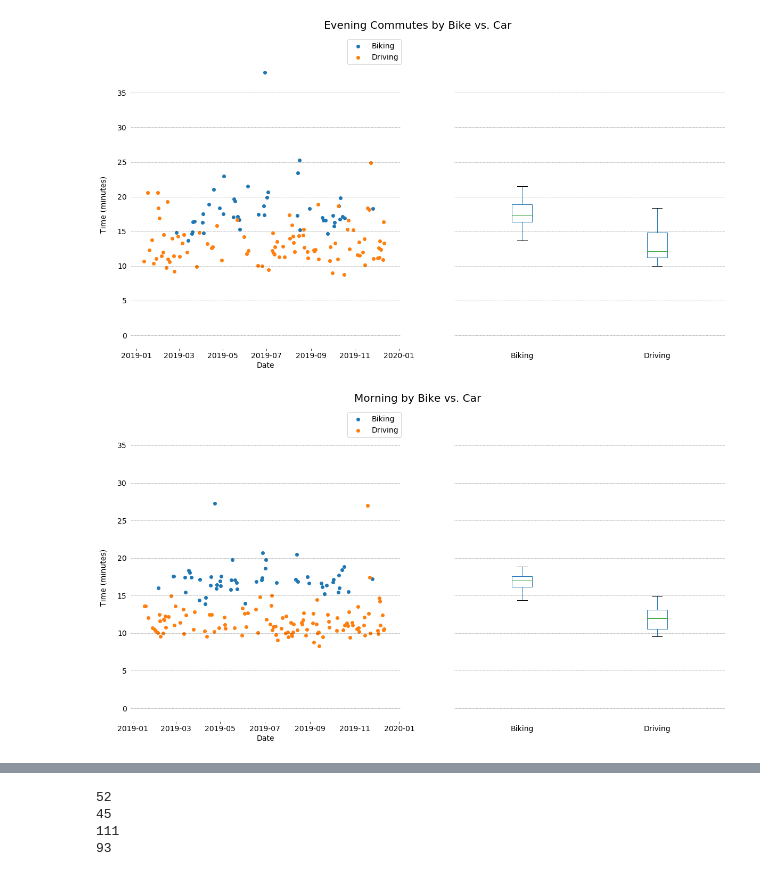
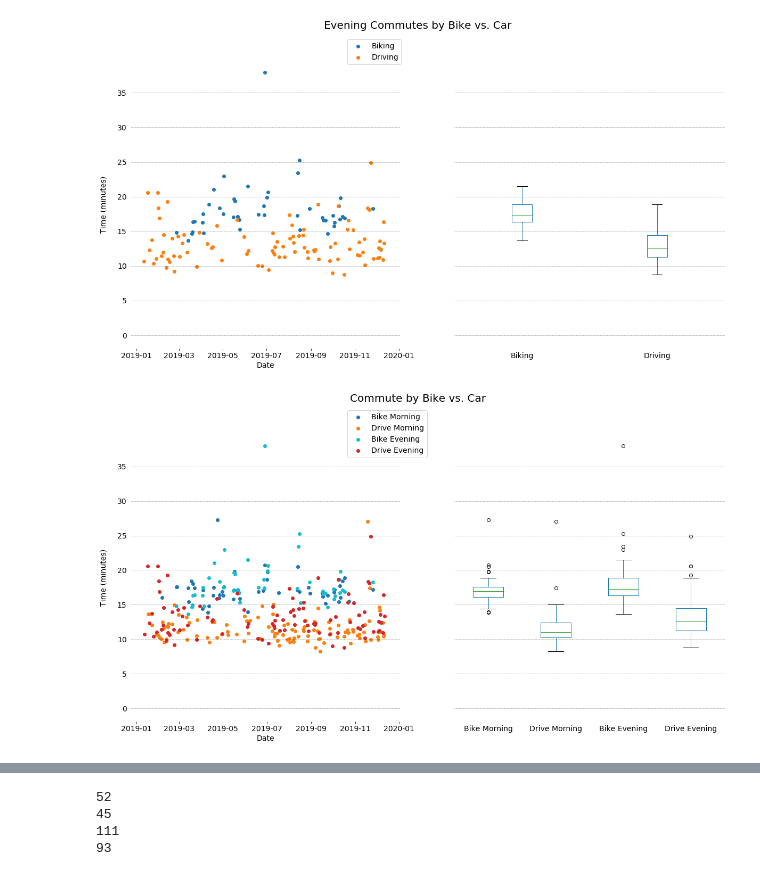
Before and after one commit to gtcooke94/commute_analysis, a Jupyter notebook: notebooks/01-exploratory-analysis-20200203.ipynb, the cells around one changed output, grey strips where cells are left out. Drawn from its saved outputs; the diff is of its cells as text; code cells hidden in the pictures.

Commit message:
Fix boxplots and make graph with everything

```diff
--- a/notebooks/01-exploratory-analysis-20200203.ipynb
+++ b/notebooks/01-exploratory-analysis-20200203.ipynb
@@ -181,35 +302,52 @@ plt.show()
 # %%
 # Creating a nice plot
 fig, axes = plt.subplots(nrows=1, ncols=2, figsize=(20, 10), sharey=True)
 to_plot = visualize.prepare_for_plotting(morning_commutes)
 to_plot_car = visualize.prepare_for_plotting(drive_morning.dropna())
+to_plot_evening_bike = visualize.prepare_for_plotting(evening_commutes)
+to_plot_evening_car = visualize.prepare_for_plotting(drive_evening.dropna())
 axes[0].scatter(to_plot['start_date_local'].dt.to_pydatetime(), to_plot['elapsed_time'], color='C0')
 axes[0].scatter(to_plot_car['start_date_local'].dt.to_pydatetime(), to_plot_car['elapsed_time'], color='C1')
-axes[0].legend(['Biking', 'Driving'], bbox_to_anchor=[.79,.97])
-to_plot_bike = to_plot
-to_plot['bike_moving_time'] = to_plot_bike['moving_time']
-to_plot['Biking'] = to_plot_bike['elapsed_time']
-to_plot['Driving'] = to_plot_car['elapsed_time']
-to_plot[['Biking', 'Driving']].plot.box(ax=axes[1], showfliers=False)
+axes[0].scatter(to_plot_evening_bike['start_date_local'].dt.to_pydatetime(), to_plot_evening_bike['elapsed_time'], color='C9')
+axes[0].scatter(to_plot_evening_car['start_date_local'].dt.to_pydatetime(), to_plot_evening_car['elapsed_time'], color='C3')
+axes[0].legend(['Bike Morning', 'Drive Morning', "Bike Evening", "Drive Evening"], bbox_to_anchor=[.79,.9])
+hist_plot = pd.concat(
+    (
+        to_plot["elapsed_time"],
+        to_plot_car["elapsed_time"],
+        to_plot_evening_bike["elapsed_time"],
+        to_plot_evening_car["elapsed_time"],
+    ),
+    axis=1
+)
+#  to_plot_bike = to_plot
+#  to_plot['bike_moving_time'] = to_plot_bike['moving_time']
+#  to_plot['Biking Morning'] = to_plot_bike['elapsed_time']
+#  to_plot['Driving Morning'] = to_plot_car['elapsed_time']
+#  to_plot['Biking Evening'] = to_plot_evening_bike['elapsed_time']
+#  to_plot['Driving Evening'] = to_plot_evening_car['elapsed_time']
+#  to_plot[['Biking Morning', 'Driving Morning', 'Biking Evening', 'Driving Evening']].plot.box(ax=axes[1], showfliers=False)
+hist_plot.columns = ["Bike Morning", "Drive Morning", "Bike Evening", "Drive Evening"]
+hist_plot.plot.box(ax=axes[1])
 fig.text(0.09, 0.5, 'Time (minutes)', ha='center', va='center', rotation='vertical')
 axes[0].set_xlabel('Date')
-fig.suptitle('Morning by Bike vs. Car', fontsize = 20)
+fig.suptitle('Commute by Bike vs. Car', fontsize = 20)
 for ax in axes:
     ax.spines["top"].set_visible(False)
     ax.spines["bottom"].set_visible(False)
     ax.spines["right"].set_visible(False)
     ax.spines["left"].set_visible(False)
 #plt.yticks(range(0, 91, 10), [str(x) + "%" for x in range(0, 91, 10)], fontsize=14)
 #plt.xticks(fontsize=14)
 for y in range(0, 36, 5):
     for ax in axes:
         ax.tick_params(axis="both", which="both", bottom=False, top=False,
         labelbottom=True, left=False, right=False, labelleft=True)
         ax.axhline(y=y, linestyle='--', lw=0.5, color='black', alpha=0.5)
         #ax.plot_date([to_plot_car['start_date_local'].min(), to_plot_bike['start_date_local'].max()], [y, y],  "--", lw=0.5, color="black", alpha=0.9)
 axes[0].tick_params(axis='both', which="both", bottom=True)
 axes[1].tick_params(axis='both', labelleft=False)
 # plt.savefig("figures/to_post.png", bbox_inches="tight")
 plt.show()
 # %% [output]
-[figure, old version]
+[figure, new version]
```
Also changed, not shown: parts of 9 cells of this notebook.
